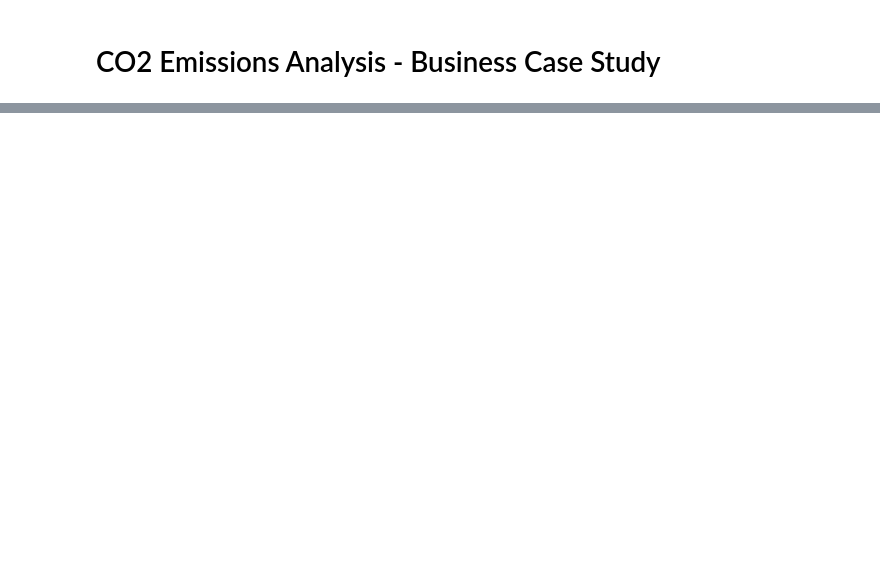
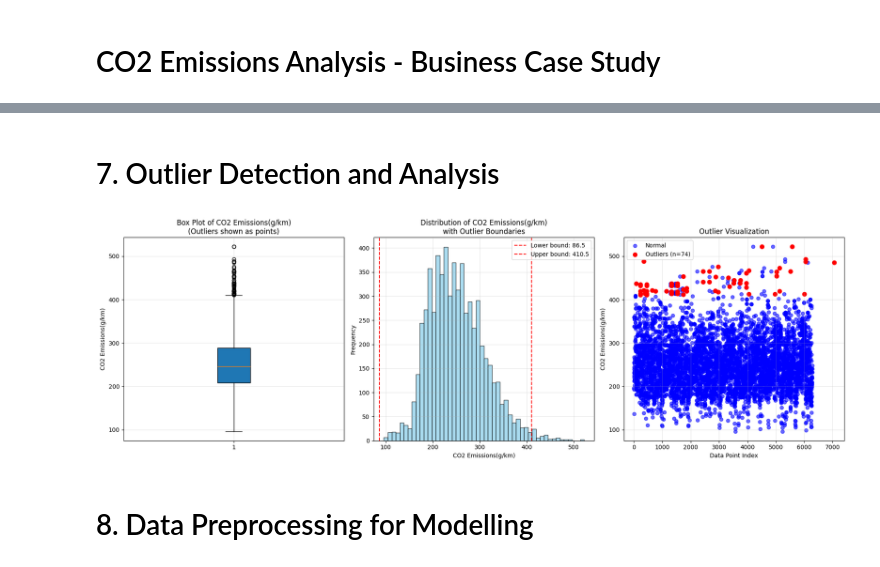
Before and after one commit to Shivappa/AL-ML-CO2-Emission, a Jupyter notebook: co2emission.ipynb, the cells around one changed output, grey strips where cells are left out. Cells and saved outputs as stored; diff of their text form; code cells hidden in the pictures; blank space fills up the shorter version.

```diff
--- a/co2emission.ipynb
+++ b/co2emission.ipynb
@@ -40,0 +226,17 @@ except Exception as e:
+# %%
+# Statistical Significance tests for correlations
+
+from scipy.stats import pearsonr
+
+significant_correlations = []
+for col in numerical_columns:
+  if col != target_column:
+    corr_coef, p_value = pearsonr(df_final[col], df_final[target_column])
+    significance = '***' if p_value < 0.001 else '**' if p_value < 0.01 else '*' if p_value < 0.05 else 'NS'
+    significant_correlations.append({'Variable':col,
+        'Correlation': corr_coef,
+        'P-Value': p_value,
+        'Significance': significance
+    })
+sig_df = pd.DataFrame(significant_correlations).sort_values('Correlation', ascending=False, key=abs)
+display(sig_df)
@@ -40,0 +327,2 @@ except Exception as e:
+# %% [markdown]
+# 7. Outlier Detection and Analysis
@@ -40,0 +352,37 @@ except Exception as e:
+# %%
+# Visualize outliers
+fig, axes = plt.subplots(1, 3, figsize=(18, 6))
+
+# Box plot highlighting outliers
+axes[0].boxplot(df_final[target_column], patch_artist=True)
+axes[0].set_title(f'Box Plot of {target_column}\n(Outliers shown as points)')
+axes[0].set_ylabel(target_column)
+axes[0].grid(True, alpha=0.3)
+
+# Histogram with outlier boundaries
+axes[1].hist(df_final[target_column], bins=50, alpha=0.7, color='skyblue', edgecolor='black')
+axes[1].axvline(lower_bound, color='red', linestyle='--', label=f'Lower bound: {lower_bound:.1f}')
+axes[1].axvline(upper_bound, color='red', linestyle='--', label=f'Upper bound: {upper_bound:.1f}')
+axes[1].set_title(f'Distribution of {target_column}\nwith Outlier Boundaries')
+axes[1].set_xlabel(target_column)
+axes[1].set_ylabel('Frequency')
+axes[1].legend()
+axes[1].grid(True, alpha=0.3)
+
+# Scatter plot showing outliers
+axes[2].scatter(range(len(df_final)), df_final[target_column], alpha=0.6, color='blue', label='Normal')
+outlier_indices = iqr_outliers.index
+axes[2].scatter(outlier_indices, df_final.loc[outlier_indices, target_column],
+               color='red', s=50, label=f'Outliers (n={len(outlier_indices)})')
+axes[2].set_title('Outlier Visualization')
+axes[2].set_xlabel('Data Point Index')
+axes[2].set_ylabel(target_column)
+axes[2].legend()
+axes[2].grid(True, alpha=0.3)
+
+plt.tight_layout()
+plt.show()
+# %% [output]
+[figure, added]
+# %% [markdown]
+# 8. Data Preprocessing for Modelling
```
Also changed, not shown: parts of 43 cells of this notebook.
